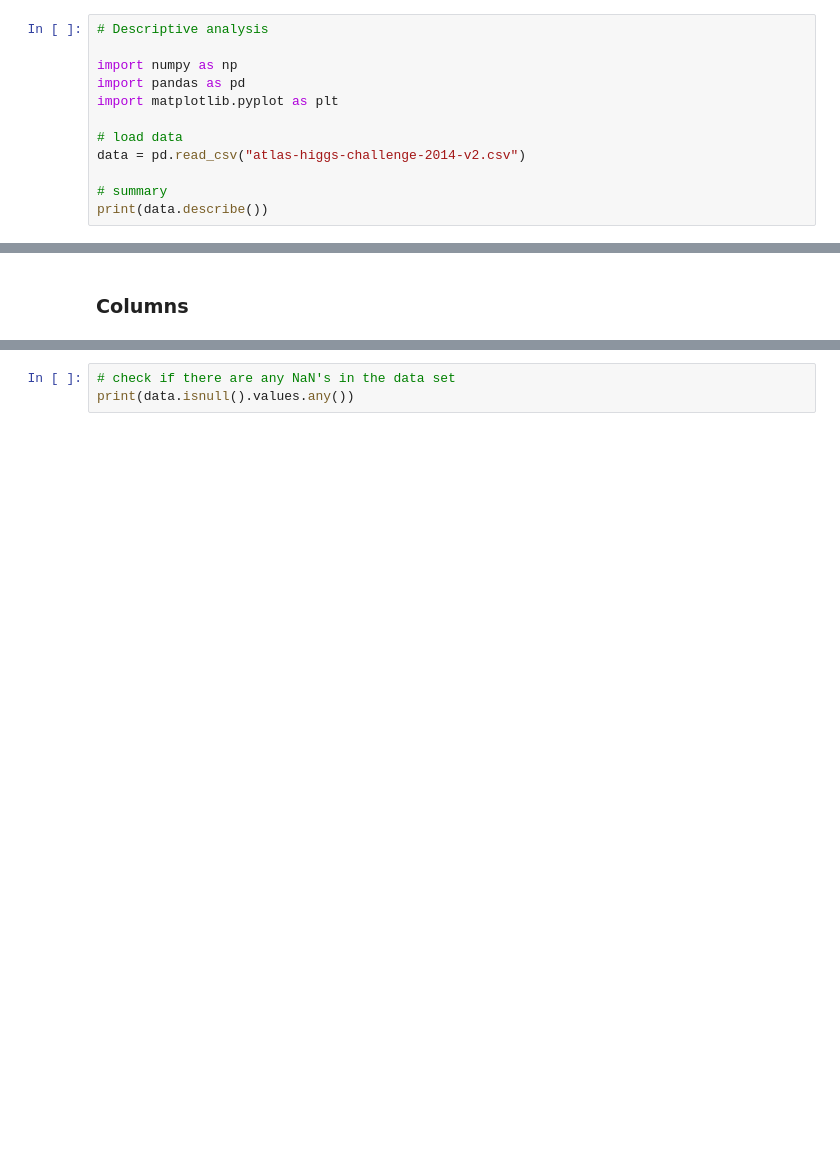
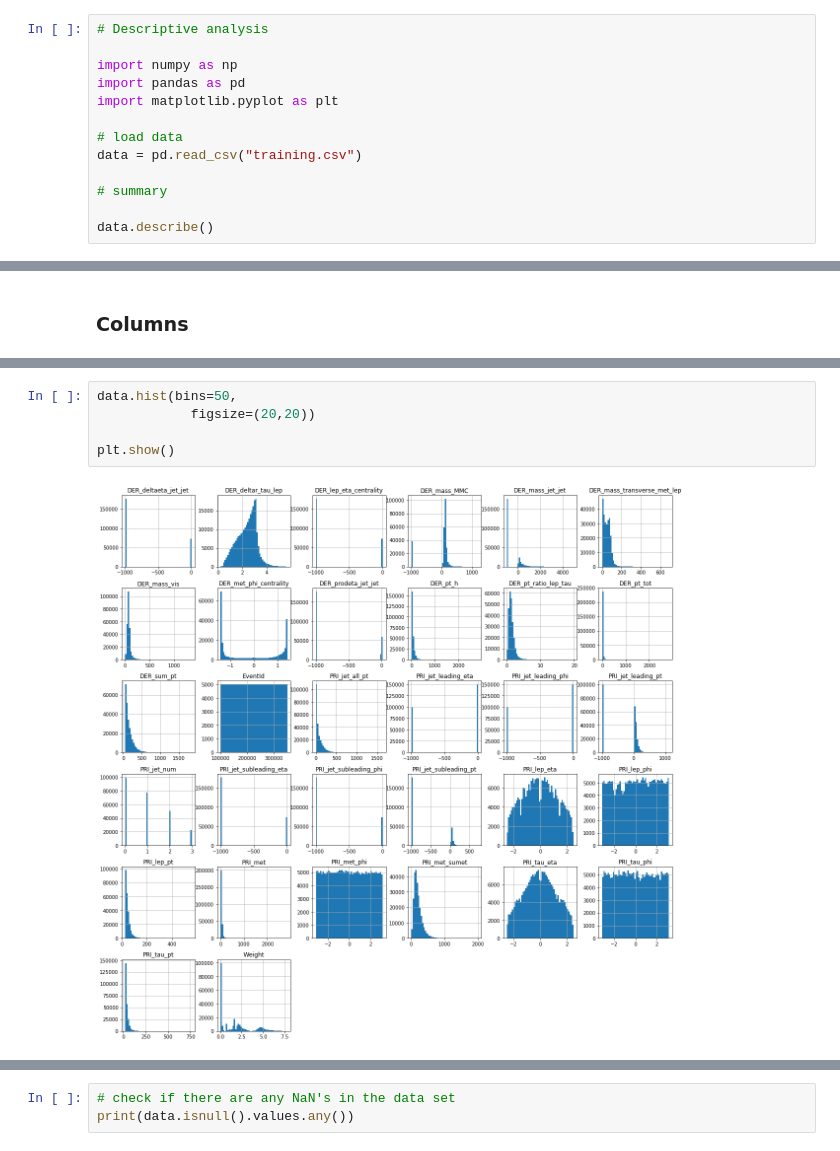
Before and after one commit to padipadou/higgs_challenge, a Jupyter notebook: Descriptive analysis.ipynb, the cells around one changed output, grey strips where cells are left out. Drawn from its saved outputs; the diff is of its cells as text; blank space fills up the shorter version.

```diff
--- a/Descriptive analysis.ipynb
+++ b/Descriptive analysis.ipynb
@@ -6,8 +6,9 @@ import pandas as pd
 import matplotlib.pyplot as plt
 
 # load data
-data = pd.read_csv("atlas-higgs-challenge-2014-v2.csv")
+data = pd.read_csv("training.csv")
 
 # summary
-print(data.describe())
+
+data.describe()
 # %% [output]
@@ -74,0 +41,7 @@ print(data.head())
+# %%
+data.hist(bins=50,
+            figsize=(20,20))
+
+plt.show()
+# %% [output]
+[figure, added]
```
Also changed, not shown: parts of 7 cells of this notebook.
